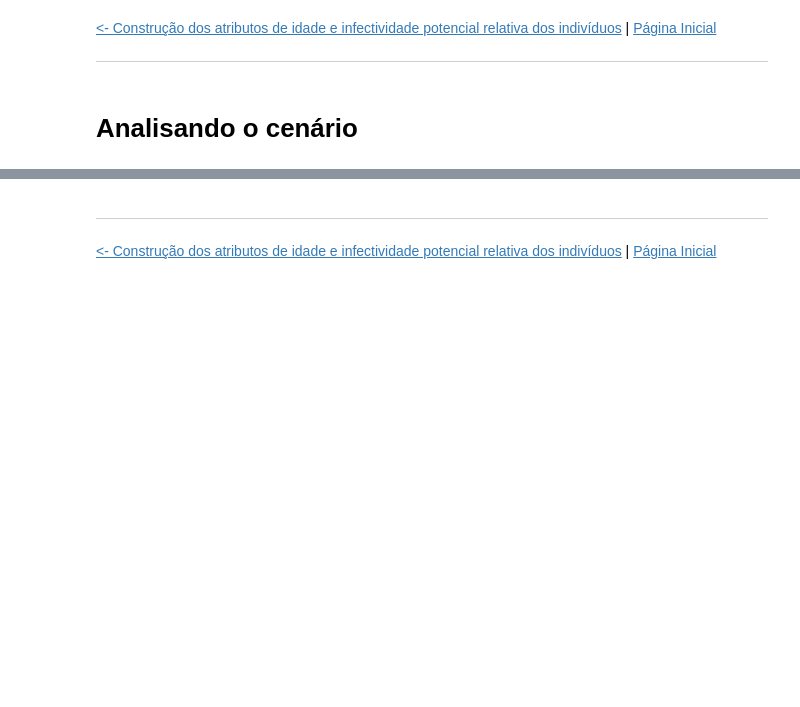
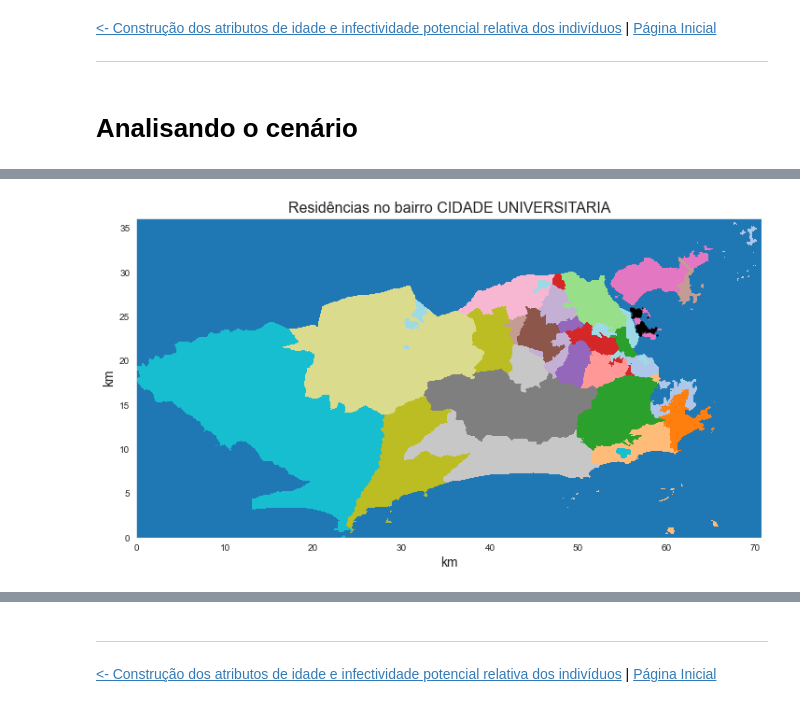
Before and after one commit to ModSiming/EpiSiming, a Jupyter notebook: notebooks/01.06-Cenario_completo.ipynb, the cells around one changed output, grey strips where cells are left out. Cells and saved outputs as stored; diff of their text form; code cells hidden in the pictures; blank space fills up the shorter version.

```diff
--- a/notebooks/01.06-Cenario_completo.ipynb
+++ b/notebooks/01.06-Cenario_completo.ipynb
@@ -53,0 +54,11 @@ Wall time: 5.41 s
+# %%
+nbh = 105
+plt.figure(figsize=(12,8))
+rio.show_nbh()
+rio.plot_res(nbh=nbh, color='black')
+plt.title(f'Residências no bairro {rio.nbh_id_to_name[nbh]}', fontsize=16)
+plt.xlabel('km', fontsize=14)
+plt.ylabel('km', fontsize=14)
+plt.show()
+# %% [output]
+[figure, added]
```
Also changed, not shown: parts of 5 cells of this notebook, 1 other file.
